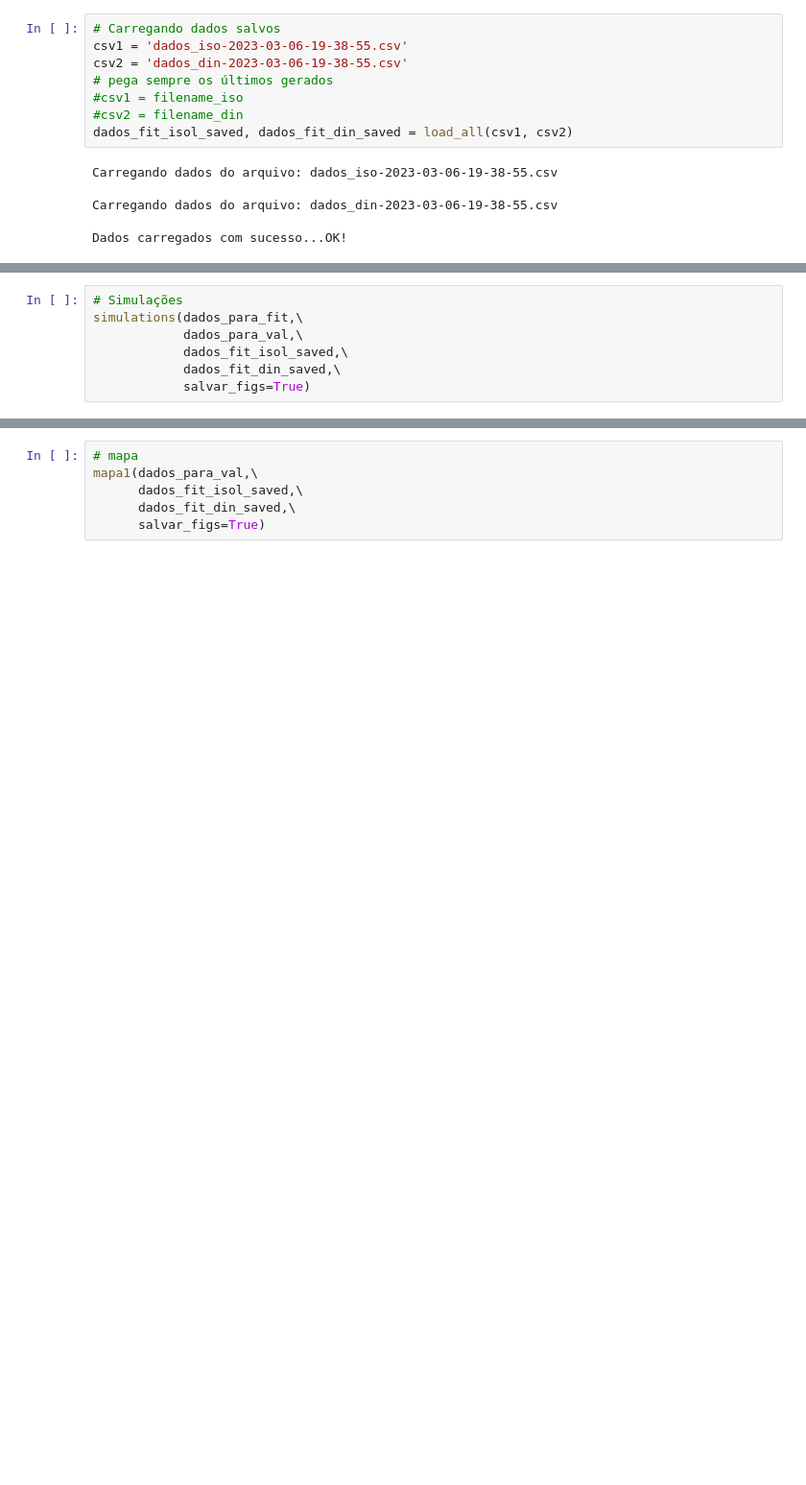
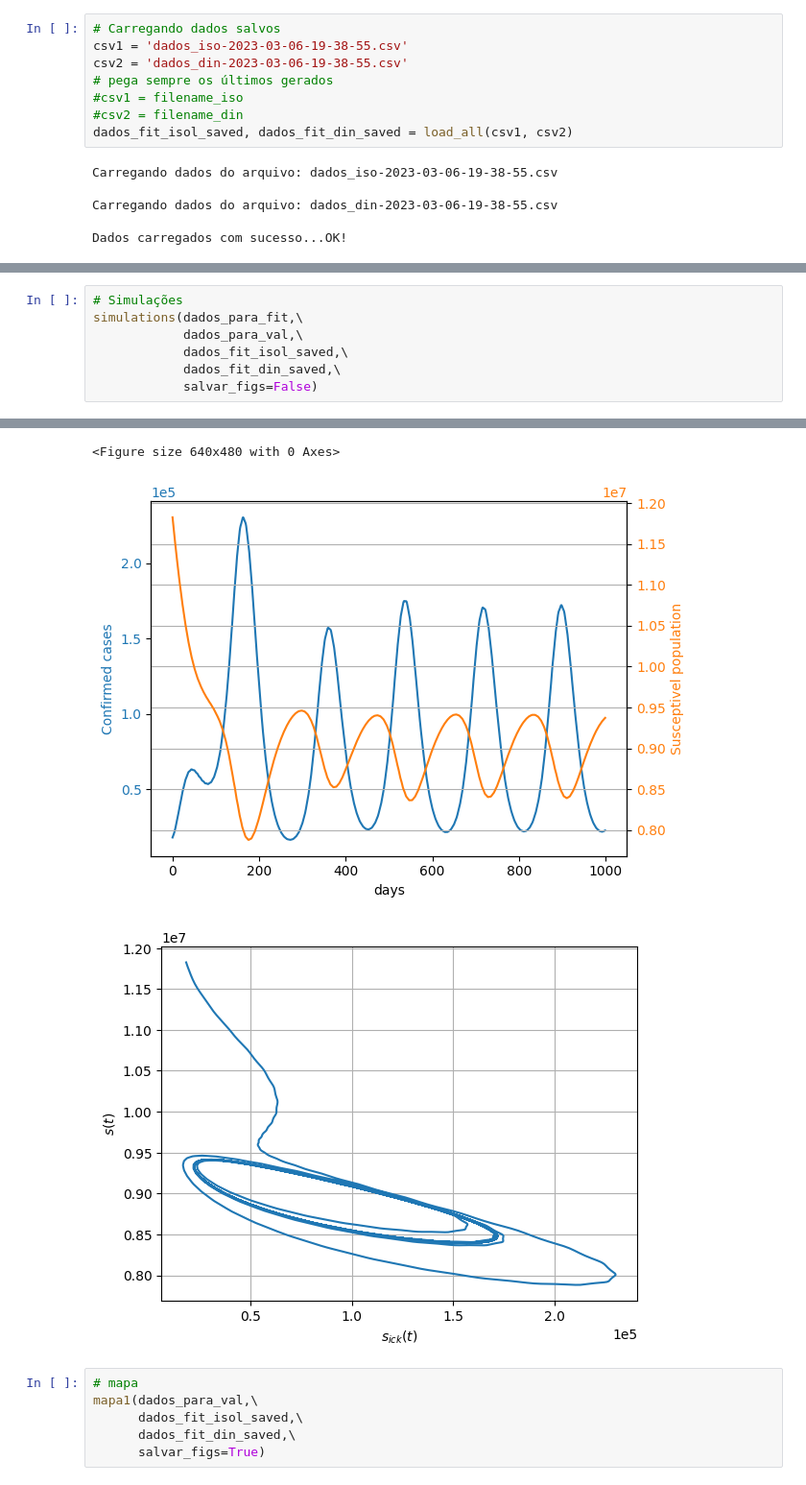
Before and after one commit to dferruzzo/Covid-19-version2, a Jupyter notebook: main.ipynb, the cells around one changed output, grey strips where cells are left out. Shown: that part at 96% size. Drawn from its saved outputs; the diff is of its cells as text; blank space fills up the shorter version.

```diff
--- a/main.ipynb
+++ b/main.ipynb
@@ -79,4 +87,5 @@ simulations(dados_para_fit,\
             dados_para_val,\
             dados_fit_isol_saved,\
             dados_fit_din_saved,\
-            salvar_figs=True)
+            salvar_figs=False)
+# %% [output]
@@ -83,3 +99,6 @@ simulations(dados_para_fit,\
+<Figure size 640x480 with 0 Axes>
+[figure, added]
+[figure, added]
 # %%
 # mapa
 mapa1(dados_para_val,\
```
Also changed, not shown: parts of 2 cells of this notebook, 1 other file.
